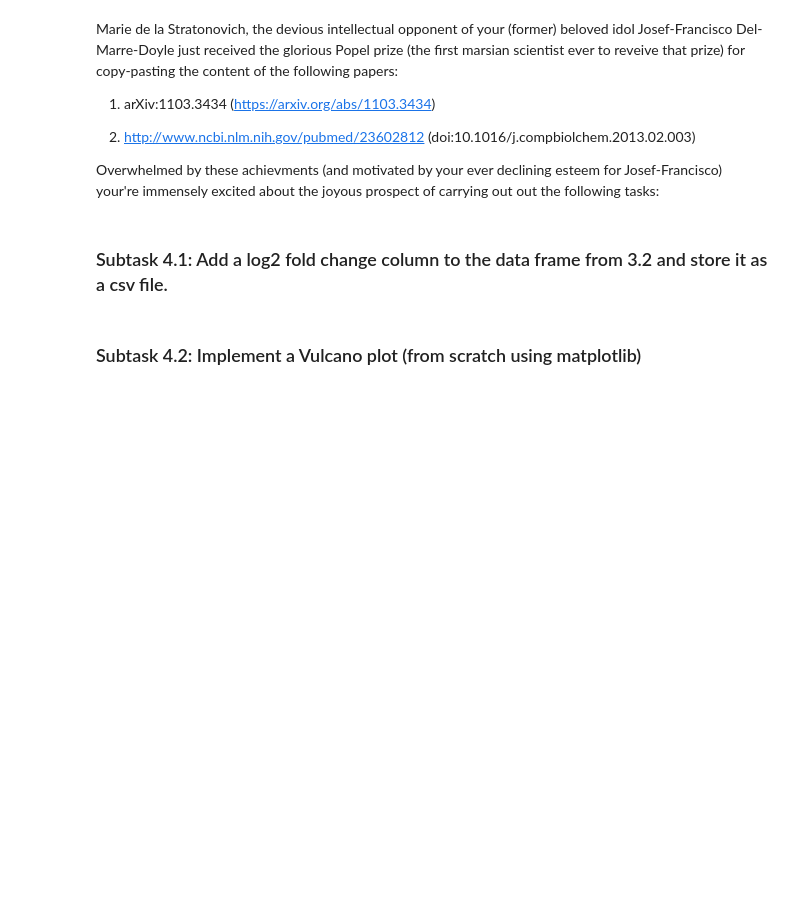
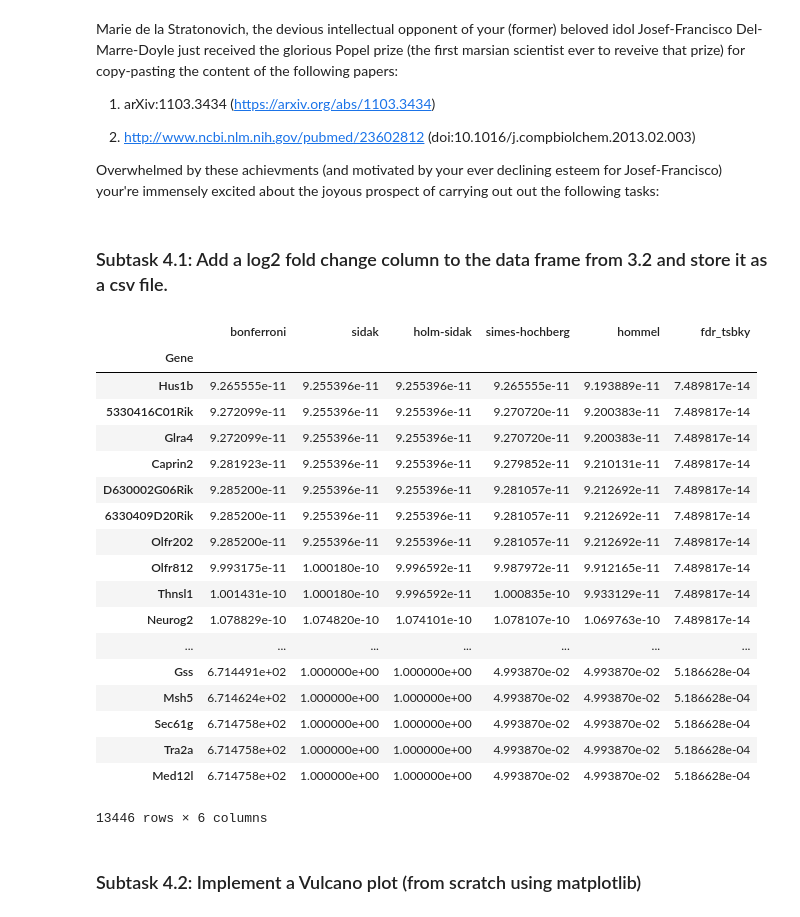
Before and after one commit to lucass122/Integrated_Bioinformatics, a Jupyter notebook: notebooks/DayX_DE_Analysis.ipynb, the cells around one changed output. Drawn from its saved outputs; the diff is of its cells as text; code cells hidden in the pictures; blank space fills up the shorter version.

```diff
--- a/notebooks/DayX_DE_Analysis.ipynb
+++ b/notebooks/DayX_DE_Analysis.ipynb
@@ -470,12 +393,15 @@ def multipleTesting(pvalues,method):
     pvalues_corrected.columns = [method]
     pvalues_corrected = pvalues_corrected.sort_values(by=method)
     return pvalues_corrected
+# %%
+pvalues_filtered = pvalues[pvalues.p_values < 0.05]
 # %% [markdown]
 ### Subtask 3.2: Apply all multiple testing procedures you can get your hands on (except Bonferroni; now you should use statsmodels) to your uncorrected p-values and store the results in one (!) dataframe.
+# %%
+pvalues_corrected = multipleTesting(pvalues_filtered,"bonferroni")
 # %%
-pvalues_corrected = multipleTesting(pvalues,"bonferroni")
-pvalues_corrected['sidak'] = multipleTesting(pvalues,"sidak")
-pvalues_corrected['holm-sidak'] = multipleTesting(pvalues,"holm-sidak")
-pvalues_corrected['simes-hochberg'] = multipleTesting(pvalues,"simes-hochberg")
-pvalues_corrected['hommel'] = multipleTesting(pvalues,"hommel")
-pvalues_corrected['fdr_tsbky'] = multipleTesting(pvalues,"fdr_tsbky")
+pvalues_corrected['sidak'] = multipleTesting(pvalues_filtered,"sidak")
+pvalues_corrected['holm-sidak'] = multipleTesting(pvalues_filtered,"holm-sidak")
+pvalues_corrected['simes-hochberg'] = multipleTesting(pvalues_filtered,"simes-hochberg")
+pvalues_corrected['hommel'] = multipleTesting(pvalues_filtered,"hommel")
+pvalues_corrected['fdr_tsbky'] = multipleTesting(pvalues_filtered,"fdr_tsbky")
@@ -485,3 +413,5 @@ pvalues_corrected['fdr_tsbky'] = multipleTesting(pvalues,"fdr_tsbky")
 2 add a row with either 'numeric' or 'factor' as the first row to describe the data schema and save the file
 3 use [paco](http://parallelcoordinates.de/paco) to visualize your data in parallel coordinates
 4 which of the multiple testing methods is the most stringent? What's the relation between the others?
+# %%
+pvalues_corrected.dropna(inplace = True)
@@ -510,5 +437,27 @@ Marie de la Stratonovich, the devious intellectual opponent of your (former) bel
 Overwhelmed by these achievments (and motivated by your ever declining esteem for Josef-Francisco) your're immensely excited about the joyous prospect of carrying out out the following tasks:
 # %% [markdown]
 ### Subtask 4.1: Add a log2 fold change column to the data frame from 3.2 and store it as a csv file.
+# %%
+pvalues_corrected
+# %% [output]
+|  | bonferroni | sidak | holm-sidak | simes-hochberg | hommel | fdr_tsbky |
+| Gene |  |  |  |  |  |  |
+| Hus1b | 9.265555e-11 | 9.255396e-11 | 9.255396e-11 | 9.265555e-11 | 9.193889e-11 | 7.489817e-14 |
+| 5330416C01Rik | 9.272099e-11 | 9.255396e-11 | 9.255396e-11 | 9.270720e-11 | 9.200383e-11 | 7.489817e-14 |
+| Glra4 | 9.272099e-11 | 9.255396e-11 | 9.255396e-11 | 9.270720e-11 | 9.200383e-11 | 7.489817e-14 |
+| Caprin2 | 9.281923e-11 | 9.255396e-11 | 9.255396e-11 | 9.279852e-11 | 9.210131e-11 | 7.489817e-14 |
+| D630002G06Rik | 9.285200e-11 | 9.255396e-11 | 9.255396e-11 | 9.281057e-11 | 9.212692e-11 | 7.489817e-14 |
+| 6330409D20Rik | 9.285200e-11 | 9.255396e-11 | 9.255396e-11 | 9.281057e-11 | 9.212692e-11 | 7.489817e-14 |
+| Olfr202 | 9.285200e-11 | 9.255396e-11 | 9.255396e-11 | 9.281057e-11 | 9.212692e-11 | 7.489817e-14 |
+| Olfr812 | 9.993175e-11 | 1.000180e-10 | 9.996592e-11 | 9.987972e-11 | 9.912165e-11 | 7.489817e-14 |
+| Thnsl1 | 1.001431e-10 | 1.000180e-10 | 9.996592e-11 | 1.000835e-10 | 9.933129e-11 | 7.489817e-14 |
+| Neurog2 | 1.078829e-10 | 1.074820e-10 | 1.074101e-10 | 1.078107e-10 | 1.069763e-10 | 7.489817e-14 |
+| ... | ... | ... | ... | ... | ... | ... |
+| Gss | 6.714491e+02 | 1.000000e+00 | 1.000000e+00 | 4.993870e-02 | 4.993870e-02 | 5.186628e-04 |
+| Msh5 | 6.714624e+02 | 1.000000e+00 | 1.000000e+00 | 4.993870e-02 | 4.993870e-02 | 5.186628e-04 |
+| Sec61g | 6.714758e+02 | 1.000000e+00 | 1.000000e+00 | 4.993870e-02 | 4.993870e-02 | 5.186628e-04 |
+| Tra2a | 6.714758e+02 | 1.000000e+00 | 1.000000e+00 | 4.993870e-02 | 4.993870e-02 | 5.186628e-04 |
+| Med12l | 6.714758e+02 | 1.000000e+00 | 1.000000e+00 | 4.993870e-02 | 4.993870e-02 | 5.186628e-04 |
+13446 rows × 6 columns
 # %% [markdown]
 ### Subtask 4.2:  Implement a Vulcano plot (from scratch using matplotlib)
```
Also changed, not shown: parts of 34 cells of this notebook.
